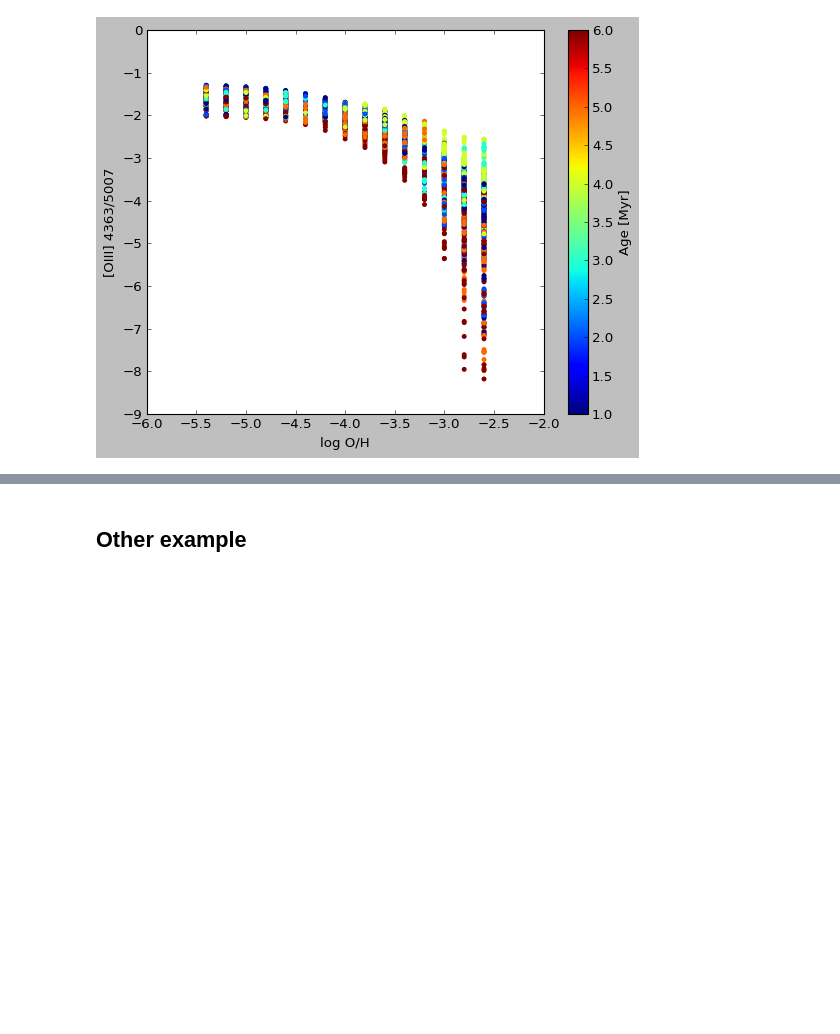
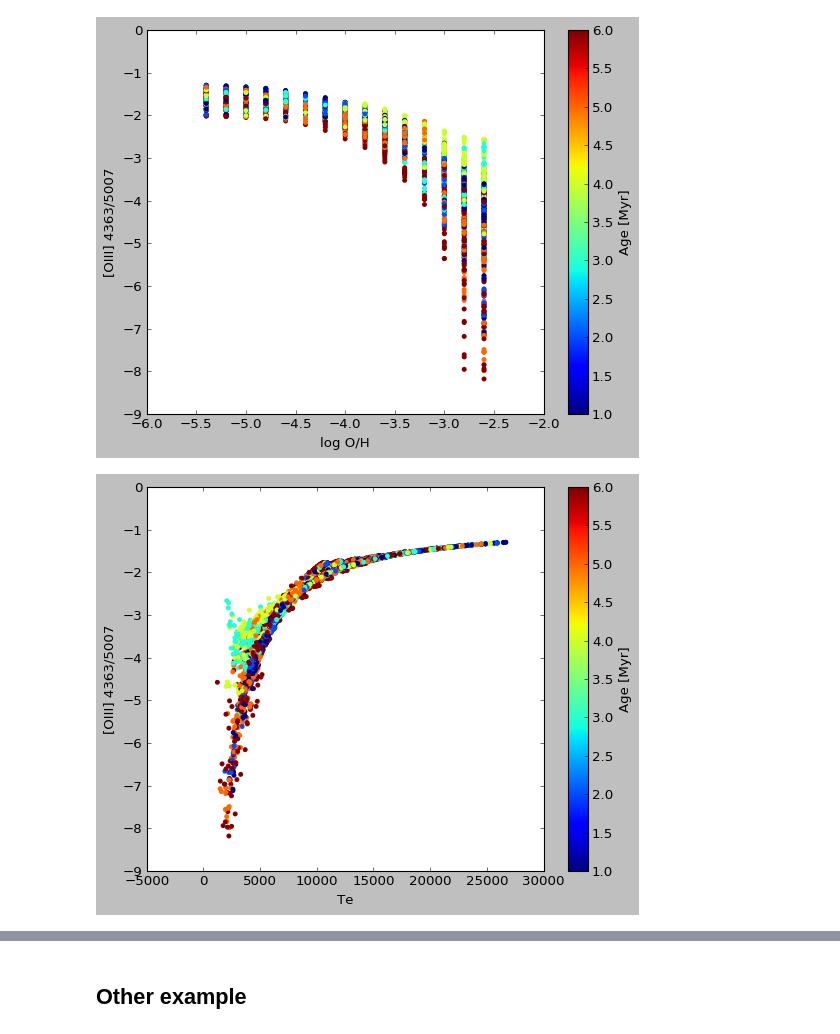
Before and after one commit to Morisset/Cloudy_Summer_School, a Jupyter notebook: Notebooks/explore_3MdB.ipynb, the cells around one changed output, grey strips where cells are left out. Drawn from its saved outputs; the diff is of its cells as text; code cells hidden in the pictures; blank space fills up the shorter version.

```diff
--- a/Notebooks/explore_3MdB.ipynb
+++ b/Notebooks/explore_3MdB.ipynb
@@ -81,6 +81,8 @@ O__3__5007A as O3,
 TOTL__4363A as O3a,
 N__2__6584A  as N2,
 O__1__6300A  as O1,
+O__1_6317M as O1IR,
+O__3_8833M as O3IR,
 (S_II__6716A +  S_II__6731A ) as S2,
 H__1__4861A as Hb,
 H__1__6563A as Ha,
@@ -88,8 +90,10 @@ OXYGEN as O,
 NITROGEN as N,
 logU_mean,
 Hbfrac,
-SUBSTRING(com3, 6) as age
-FROM tab
+T_HYDROGEN_vol_1 as Te,
+SUBSTRING(com3, 6) as age,
+nH_mean as nH
+FROM v_3MdB
 WHERE ref like 'BOND' AND hbfrac > 0.8
 """,
 con=co)
@@ -122,3 +126,14 @@ cb = plt.colorbar(cax)
 cb.set_label('Age [Myr]')
 # %% [output]
 [figure]
+# %%
+f, ax = plt.subplots()
+cax = ax.scatter(res4['Te'],
+           np.log10(res4['O3a']/res4['O3']),
+          c=res4['age']/1e6, edgecolor='');
+ax.set_xlabel('Te')
+ax.set_ylabel('[OIII] 4363/5007')
+cb = plt.colorbar(cax)
+cb.set_label('Age [Myr]')
+# %% [output]
+[figure, added]
```
Also changed, not shown: parts of 2 cells of this notebook.
